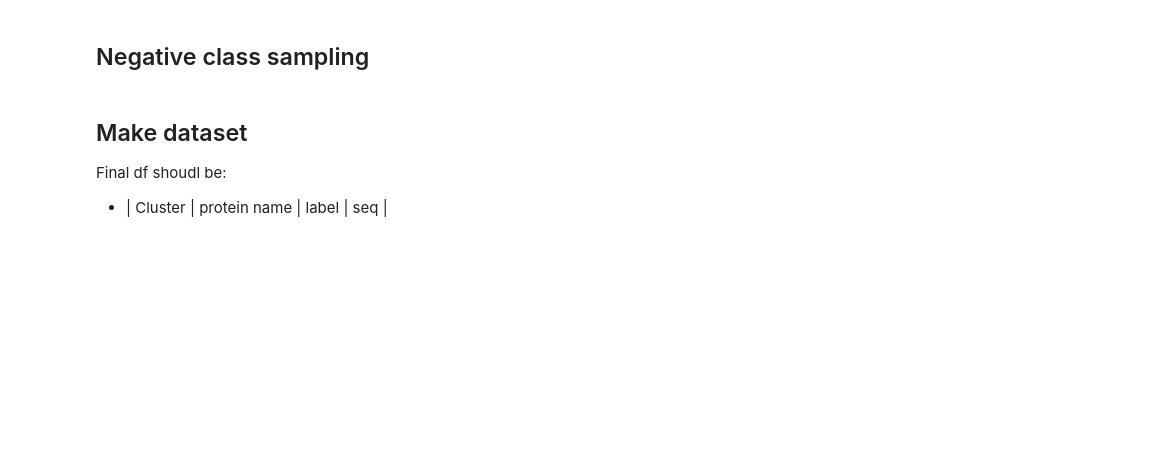
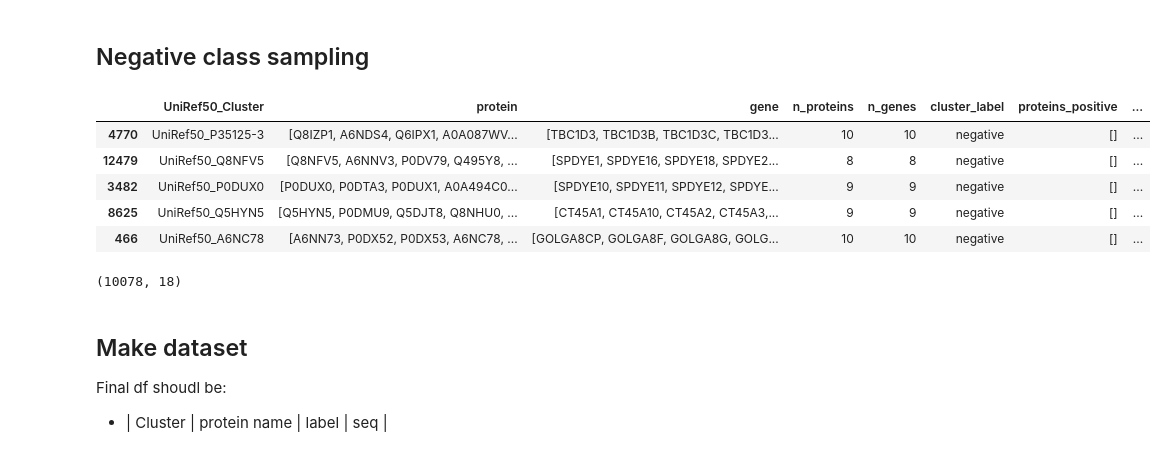
Before and after one commit to 8gabri8/ESMSec, a Jupyter notebook: my_create_cell_cycle_dataset copy.ipynb, the cells around one changed output. Cells and saved outputs as stored; diff of their text form; code cells hidden in the pictures; blank space fills up the shorter version.

```diff
--- a/my_create_cell_cycle_dataset copy.ipynb
+++ b/my_create_cell_cycle_dataset copy.ipynb
@@ -701,9 +889,19 @@ def sample_sampled_from_single_row(row, min_sample_n, prot_col, gene_col, probs_
 # Filter only positive clusters
 uniref_df_pos = uniref_df[uniref_df.cluster_label == "positive"].copy()
 
-# Take ALL psotive (not sample)
-uniref_df_pos["proteins_sampled"] = uniref_df_pos["proteins_positive"]
-uniref_df_pos["genes_sampled"] =  uniref_df_pos["genes_positive"]
+if not SAMPLE_POSITIVE_CLASS:
+    MIN_SAMPLE_N_POSITIVE = uniref_df_pos.n_genes_positive.max()
+
+uniref_df_pos["proteins_sampled"], uniref_df_pos["genes_sampled"] = zip(
+    *uniref_df_pos.apply(
+            dataf.sample_sampled_from_single_row,
+            axis=1,
+            min_sample_n=MIN_SAMPLE_N_POSITIVE,
+            gene_col="genes_positive",  # ATTENTION_: sample from correct columns
+            prot_col="proteins_positive",
+            probs_col="probs")
+)
 uniref_df_pos["n_proteins_sampled"] = uniref_df_pos.proteins_sampled.apply(len)
 
-uniref_df_pos
+display(uniref_df_pos.head(2))
+print(uniref_df_pos.shape)
@@ -711,27 +914,35 @@ uniref_df_pos
 ## Negative class sampling
 # %%
 # Filter only positive clusters
-    # sample from ONLY NEGATIVE --> no over,ap
-    # but they shiudl have at least 1 neagtive protein
+    # sample from clusters that do nto contain psotive (negative label of before)
+    #
 uniref_df_neg = uniref_df[(uniref_df.n_putative_negative_genes > 0) & (uniref_df.cluster_label == "negative")].copy()
 
 uniref_df_neg["proteins_sampled"], uniref_df_neg["genes_sampled"] = zip(
     *uniref_df_neg.apply(
-            sample_sampled_from_single_row,
+            dataf.sample_sampled_from_single_row,
             axis=1,
             min_sample_n=MIN_SAMPLE_N_POSITIVE,
             gene_col="putative_negative_genes",
             prot_col="putative_negative_proteins",
             probs_col=None # uniform
             )
 )
 uniref_df_neg["n_proteins_sampled"] = uniref_df_neg.proteins_sampled.apply(len)
 
 # ATTENTION: same clusters coudl have 0 proteins to sample from (all proteins are postive OR ambigous so nothing left to sample as negative)
 uniref_df_neg = uniref_df_neg[uniref_df_neg.n_proteins_sampled > 0]
 
 display(uniref_df_neg.head())
 print(uniref_df_neg.shape)
+# %% [output]
+|  | UniRef50_Cluster | protein | gene | n_proteins | n_genes | cluster_label | proteins_positive | ... |
+| 4770 | UniRef50_P35125-3 | [Q8IZP1, A6NDS4, Q6IPX1, A0A087WV... | [TBC1D3, TBC1D3B, TBC1D3C, TBC1D3... | 10 | 10 | negative | [] | ... |
+| 12479 | UniRef50_Q8NFV5 | [Q8NFV5, A6NNV3, P0DV79, Q495Y8, ... | [SPDYE1, SPDYE16, SPDYE18, SPDYE2... | 8 | 8 | negative | [] | ... |
+| 3482 | UniRef50_P0DUX0 | [P0DUX0, P0DTA3, P0DUX1, A0A494C0... | [SPDYE10, SPDYE11, SPDYE12, SPDYE... | 9 | 9 | negative | [] | ... |
+| 8625 | UniRef50_Q5HYN5 | [Q5HYN5, P0DMU9, Q5DJT8, Q8NHU0, ... | [CT45A1, CT45A10, CT45A2, CT45A3,... | 9 | 9 | negative | [] | ... |
+| 466 | UniRef50_A6NC78 | [A6NN73, P0DX52, P0DX53, A6NC78, ... | [GOLGA8CP, GOLGA8F, GOLGA8G, GOLG... | 10 | 10 | negative | [] | ... |
+(10078, 18)
 # %% [markdown]
 ## Make dataset
 
```
Also changed, not shown: parts of 37 cells of this notebook, 3 other files.
